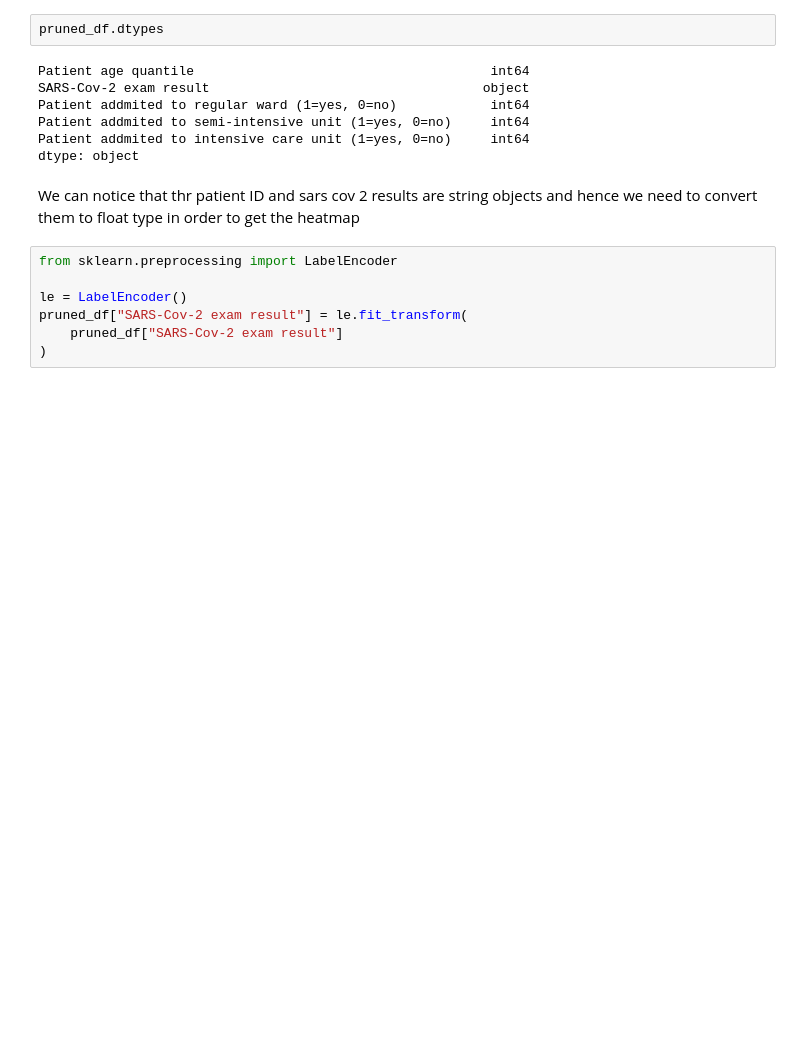
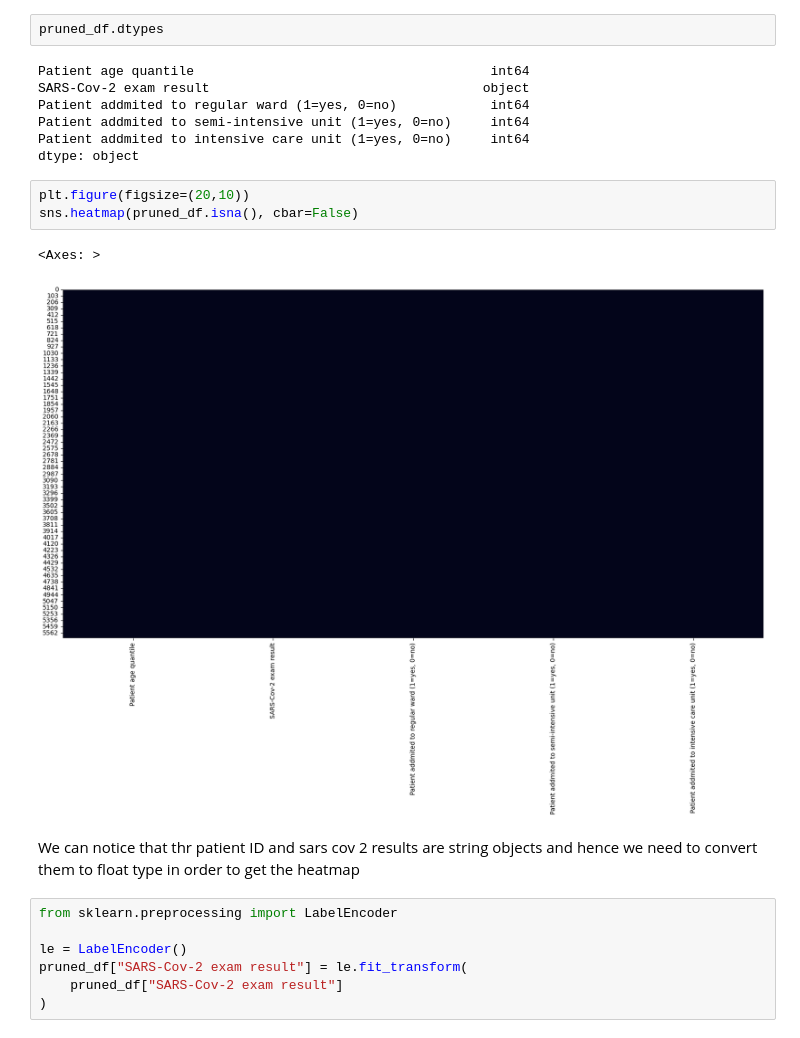
Before and after one commit to Wissemamr/Machine_learning, a Jupyter notebook: TP0/tp0.ipynb, the cells around one changed output. Saved outputs shown, nothing was run; the diff lists cells and outputs as text; blank space fills up the shorter version.

```diff
--- a/TP0/tp0.ipynb
+++ b/TP0/tp0.ipynb
@@ -147,6 +228,12 @@ Patient addmited to regular ward (1=yes, 0=no)            int64
 Patient addmited to semi-intensive unit (1=yes, 0=no)     int64
 Patient addmited to intensive care unit (1=yes, 0=no)     int64
 dtype: object
+# %%
+plt.figure(figsize=(20,10))
+sns.heatmap(pruned_df.isna(), cbar=False)
+# %% [output]
+<Axes: >
+[figure, added]
 # %% [markdown]
 We can notice that thr patient ID and sars cov 2 results are string objects and hence we need to convert them to float type in order to get the heatmap
 # %%
```
Also changed, not shown: parts of 14 cells of this notebook.
